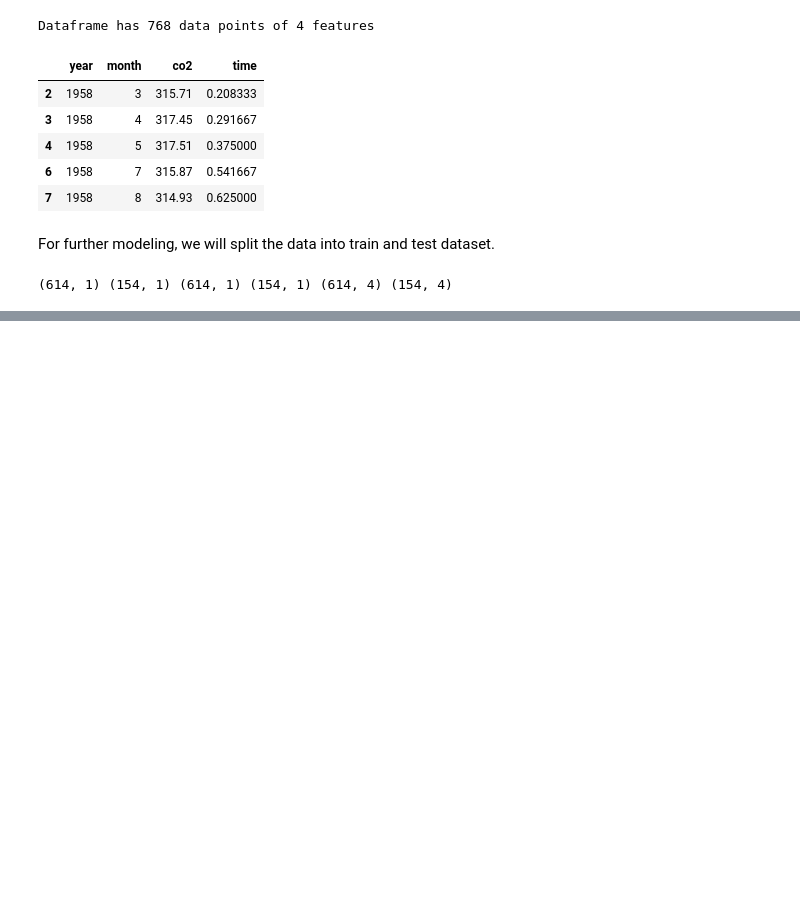
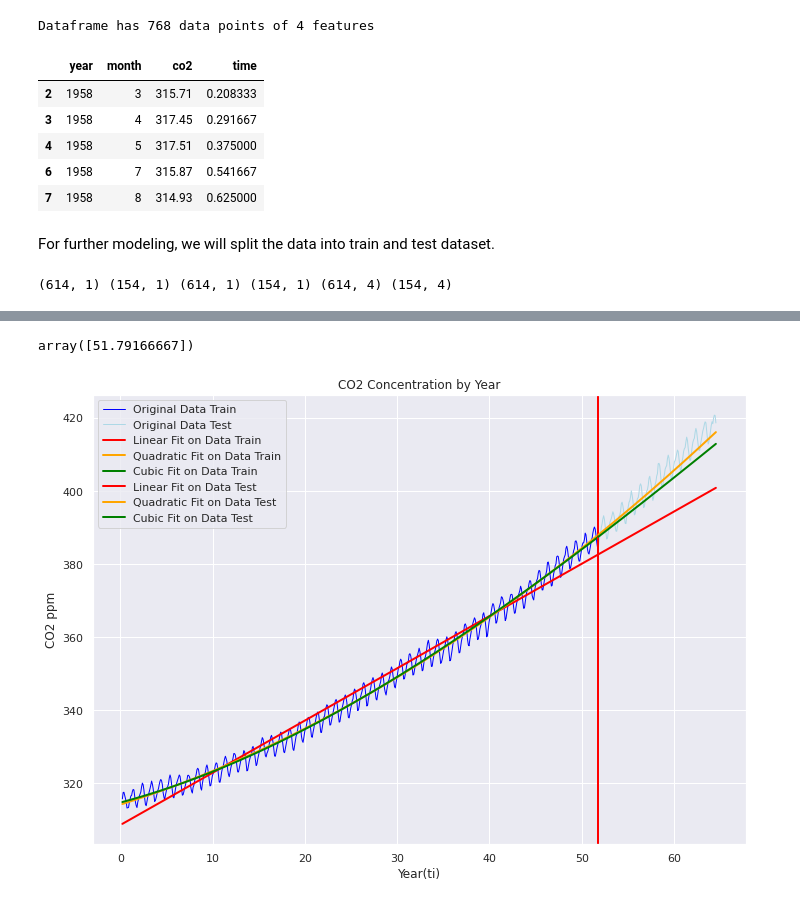
Before and after one commit to yonkeenn/projectForecastingCO2, a Jupyter notebook: projectForcastingC02.ipynb, the cells around one changed output, grey strips where cells are left out. Drawn from its saved outputs; the diff is of its cells as text; code cells hidden in the pictures; blank space fills up the shorter version.

```diff
--- a/projectForcastingC02.ipynb
+++ b/projectForcastingC02.ipynb
@@ -115,0 +123,21 @@ plt.show()
+# %%
+# Linear Regression Model
+
+modelLR = LinearRegression().fit(x_train, y_train)
+
+alpha0 = modelLR.intercept_
+alpha1 = modelLR.coef_[0]
+y_pred_train = modelLR.predict(x_train)
+
+# Evaluation for testing dataset
+y_pred_test = modelLR.predict(x_test)
+R_1 = modelLR.score(x_test, y_test)
+rmse_1 = mean_squared_error(y_true=y_test,y_pred=y_pred_test,squared=False)
+mape_1 = mean_absolute_percentage_error(y_true=y_test,y_pred=y_pred_test)
+
+print("Linear Regression Model:")
+print("=========================")
+print("R2 score: ",R_1)
+print("RMSE:",rmse_1)
+print("MAPE: ", mape_1)
+print("F(t) = {:f}*t + {:f}".format(alpha1[0], alpha0[0]))
@@ -115,0 +222,27 @@ plt.show()
+# %%
+x_test[0,:]
+# %% [output]
+array([51.79166667])
+# %%
+# Comparing Linear, Quadratic and Cubic Model Fit
+
+plt.plot(x_train[:,0],y_train[:,0], linewidth = 1, color = 'blue', label ="Original Data Train")
+plt.plot(x_test[:,0],y_test[:,0], linewidth = 1, color = 'lightblue', label ="Original Data Test")
+
+plt.plot(x_train[:,0], y_pred_train, linewidth = 2, color = 'red', label ="Linear Fit on Data Train")
+plt.plot(x_train[:,0], y_pred_train_pol2, linewidth = 2, color = 'orange', label ="Quadratic Fit on Data Train")
+plt.plot(x_train[:,0], y_pred_train_pol3, linewidth = 2, color = 'green', label ="Cubic Fit on Data Train")
+
+plt.axvline(x=x_test[0,:], ymin=0, ymax=9, linewidth = 2, color = 'red')
+
+plt.plot(x_test[:,0], y_pred_test, linewidth = 2, color = 'red', label ="Linear Fit on Data Test")
+plt.plot(x_test[:,0], y_pred_test_pol2, linewidth = 2, color = 'orange', label ="Quadratic Fit on Data Test")
+plt.plot(x_test[:,0], y_pred_test_pol3, linewidth = 2, color = 'green', label ="Cubic Fit on Data Test")
+
+plt.legend()
+plt.xlabel('Year(ti)')
+plt.ylabel('CO2 ppm')
+plt.title('CO2 Concentration by Year')
+plt.show()
+# %% [output]
+[figure, added]
```
Also changed, not shown: parts of 13 cells of this notebook, 2 other files.
